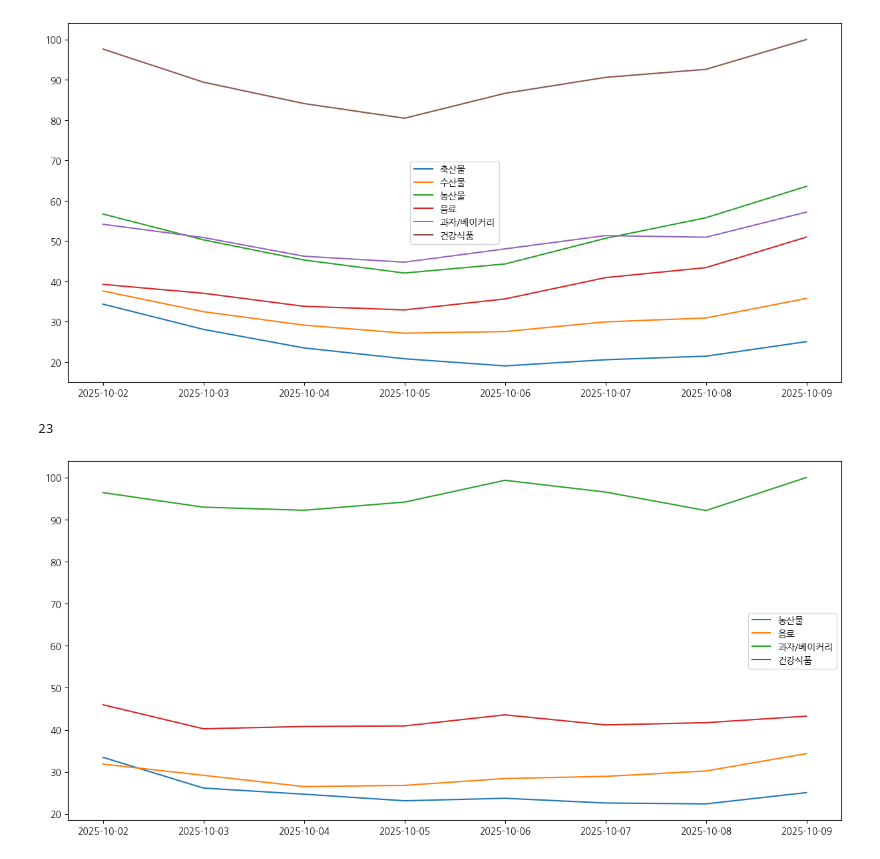
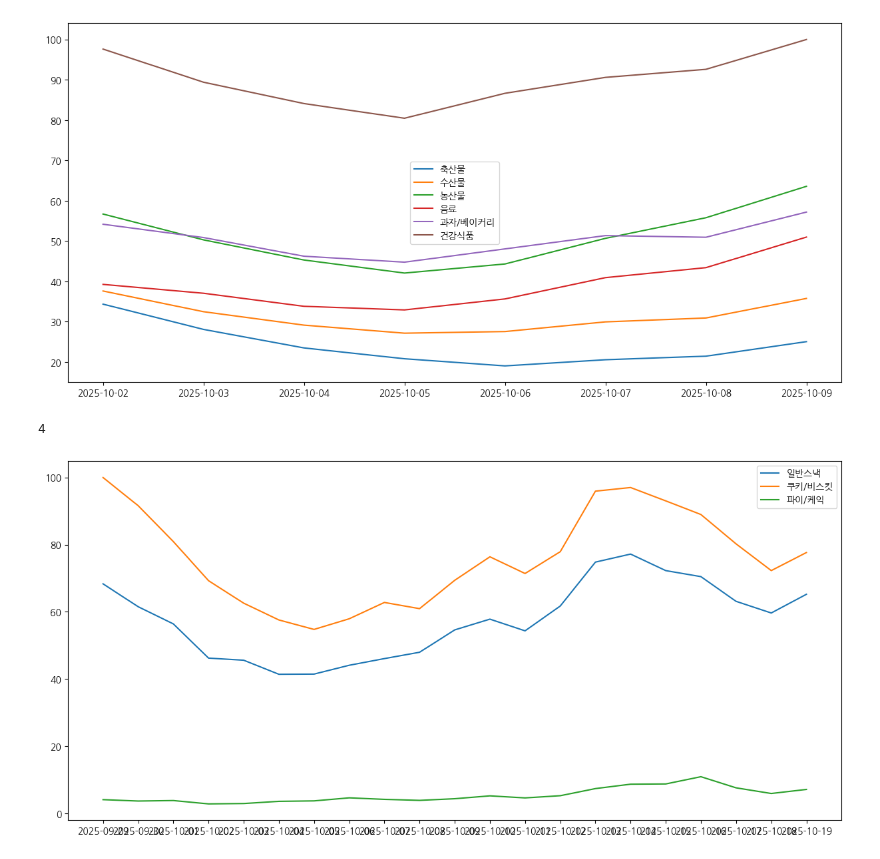
Before and after one commit to addinedu-ros-11th/eda-repo-2, a Jupyter notebook: ShoppingList/visualization.ipynb, the cells around one changed output. Cells and saved outputs as stored; diff of their text form; code cells hidden in the pictures.

```diff
--- a/ShoppingList/visualization.ipynb
+++ b/ShoppingList/visualization.ipynb
@@ -77,37 +77,37 @@ plt.show()
 # %% [output]
 [figure]
 # %%
-food = df_category[df_category['p_id'] == 50000006] # 음식 카테고리
+food = df_category[df_category['p_id'] == 50016901] # 음식 카테고리
 b = food[['id','name']].to_dict('tight')
 to_be_found = np.array(b['data'])
 test_category_list = napi.listToCategoryDict(to_be_found)
 print(len(test_category_list))
-res = napi.createTrendData(client_id, client_secret, test_category_list, "2025-10-02", "2025-10-09", gender='f', ages=['10', '20'])
+res = napi.createTrendData(client_id, client_secret, test_category_list, "2025-09-29", "2025-10-19", gender='f', ages=['20','30'])
 
 with open('output/res_temp.json', 'w', encoding='utf-8') as f:
             json.dump(res, f, ensure_ascii=False, indent=4)
 
 datalist=res['datalist']
 data_period = []
 data_ratio = []
 data_title = []
 for dd in datalist:
     data_title.append(dd['title'])
     temp = []
     temp1 = []
     for ddd in dd['data']:
         temp.append(ddd['ratio'])
         temp1.append(ddd['period'])
     data_ratio.append(temp)
     data_period.append(temp1)
 
 
 plt.figure(figsize=(15,7))
 for i, title in enumerate(data_title):
-    if max(data_ratio[i]) > 30:
+    if max(data_ratio[i])>10:
         plt.plot(data_period[i], data_ratio[i], label=title)
 plt.legend()
 plt.show()
 # %% [output]
-23
+4
-[figure, old version]
+[figure, new version]
```
Also changed, not shown: 2 other files.
